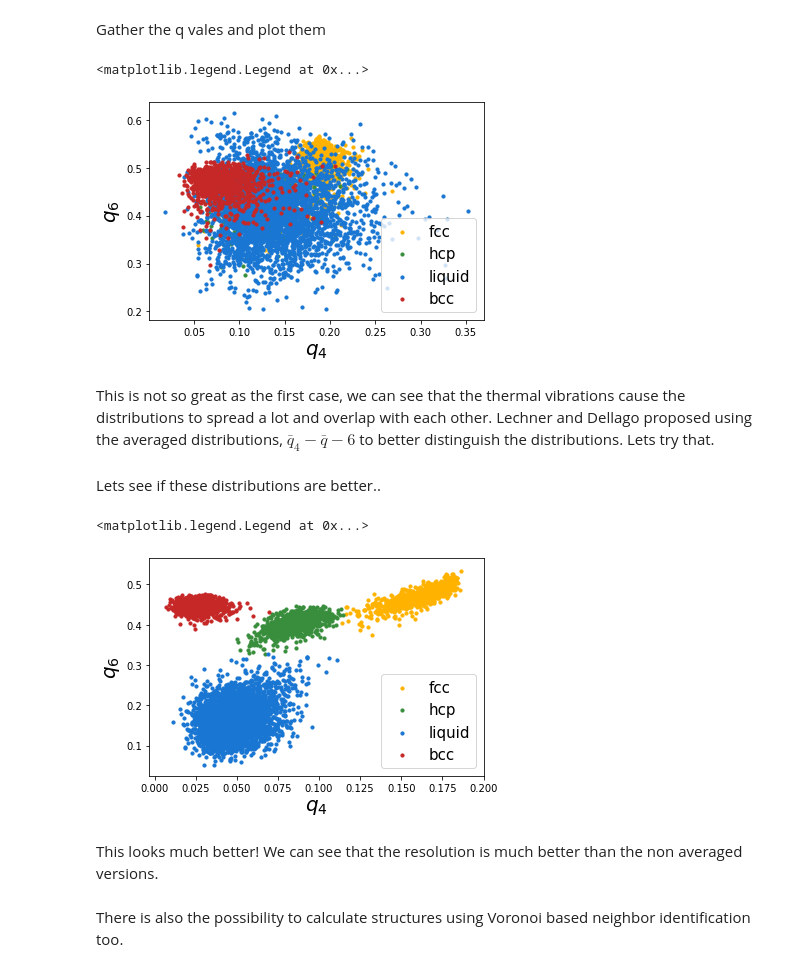
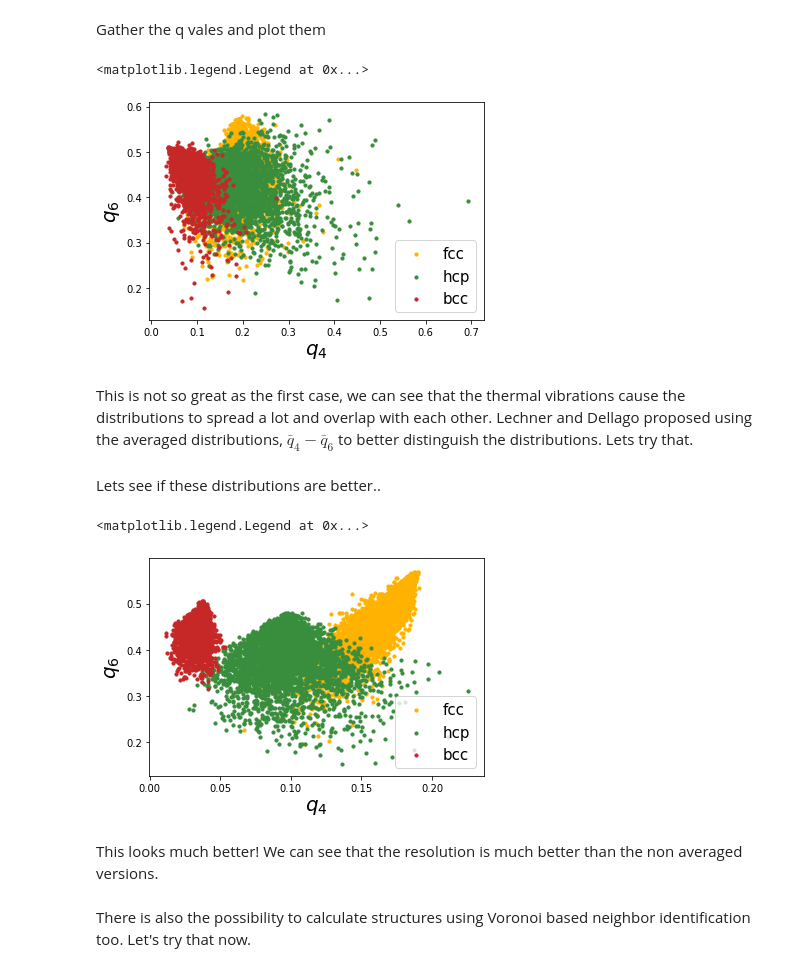
Before and after one commit to pyscal/pyscal, a Jupyter notebook: examples/example_3.ipynb, the cells around one changed output. Drawn from its saved outputs; the diff is of its cells as text; code cells hidden in the pictures.

```diff
--- a/examples/example_3.ipynb
+++ b/examples/example_3.ipynb
@@ -71,3 +97,18 @@ Similar to the previous example, we use the cutoff method
+# %%
+bcc_atoms, bcc_box = pcs.make_crystal('bcc', lattice_constant=3.147, repetitions=[10,10,10], noise=0.01)
+bcc = pc.System()
+bcc.atoms = bcc_atoms
+bcc.box = bcc_box
+# %%
+fcc_atoms, fcc_box = pcs.make_crystal('fcc', lattice_constant=3.147, repetitions=[10,10,10], noise=0.01)
+fcc = pc.System()
+fcc.atoms = fcc_atoms
+fcc.box = fcc_box
+# %%
+hcp_atoms, hcp_box = pcs.make_crystal('hcp', lattice_constant=3.147, repetitions=[10,10,10], noise=0.01)
+hcp = pc.System()
+hcp.atoms = hcp_atoms
+hcp.box = hcp_box
 # %% [markdown]
 #### cutoff method
 # %%
@@ -92,16 +130,15 @@ lqdq = lqd.get_qvals([4, 6])
 # %%
 plt.scatter(fccq[0], fccq[1], s=10, label='fcc', color='#FFB300')
 plt.scatter(hcpq[0], hcpq[1], s=10, label='hcp', color='#388E3C')
-plt.scatter(lqdq[0], lqdq[1], s=10, label='liquid', color='#1976D2')
 plt.scatter(bccq[0], bccq[1], s=10, label='bcc', color='#C62828')
 plt.xlabel("$q_4$", fontsize=20)
 plt.ylabel("$q_6$", fontsize=20)
 plt.legend(loc=4, fontsize=15)
 # %% [output]
 <matplotlib.legend.Legend at 0x...>
-[figure, old version]
+[figure, new version]
 # %% [markdown]
-This is not so great as the first case, we can see that the thermal vibrations cause the distributions to spread a lot and overlap with each other. Lechner and Dellago proposed using the averaged distributions, $\bar{q}_4-\bar{q}-6$ to better distinguish the distributions. Lets try that.
+This is not so great as the first case, we can see that the thermal vibrations cause the distributions to spread a lot and overlap with each other. Lechner and Dellago proposed using the averaged distributions, $\bar{q}_4-\bar{q}_6$ to better distinguish the distributions. Lets try that.
 # %%
 bcc.calculate_q([4,6], averaged=True)
 fcc.calculate_q([4,6], averaged=True)
@@ -117,15 +152,14 @@ Lets see if these distributions are better..
 # %%
 plt.scatter(fccaq[0], fccaq[1], s=10, label='fcc', color='#FFB300')
 plt.scatter(hcpaq[0], hcpaq[1], s=10, label='hcp', color='#388E3C')
-plt.scatter(lqdaq[0], lqdaq[1], s=10, label='liquid', color='#1976D2')
 plt.scatter(bccaq[0], bccaq[1], s=10, label='bcc', color='#C62828')
 plt.xlabel("$q_4$", fontsize=20)
 plt.ylabel("$q_6$", fontsize=20)
 plt.legend(loc=4, fontsize=15)
 # %% [output]
 <matplotlib.legend.Legend at 0x...>
-[figure, old version]
+[figure, new version]
 # %% [markdown]
 This looks much better! We can see that the resolution is much better than the non averaged versions.
 # %% [markdown]
-There is also the possibility to calculate structures using Voronoi based neighbor identification too.
+There is also the possibility to calculate structures using Voronoi based neighbor identification too. Let's try that now.
```
Also changed, not shown: parts of 32 cells of this notebook, 10 other files.
